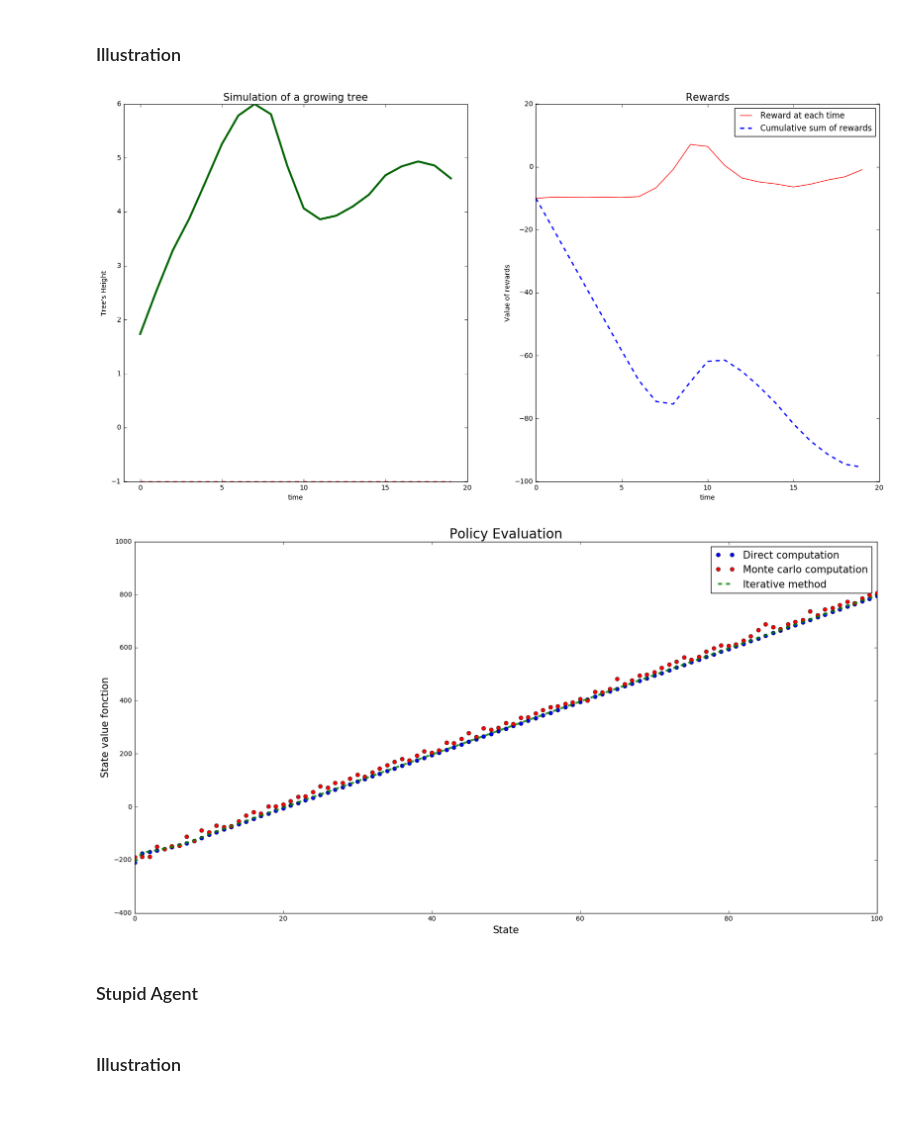
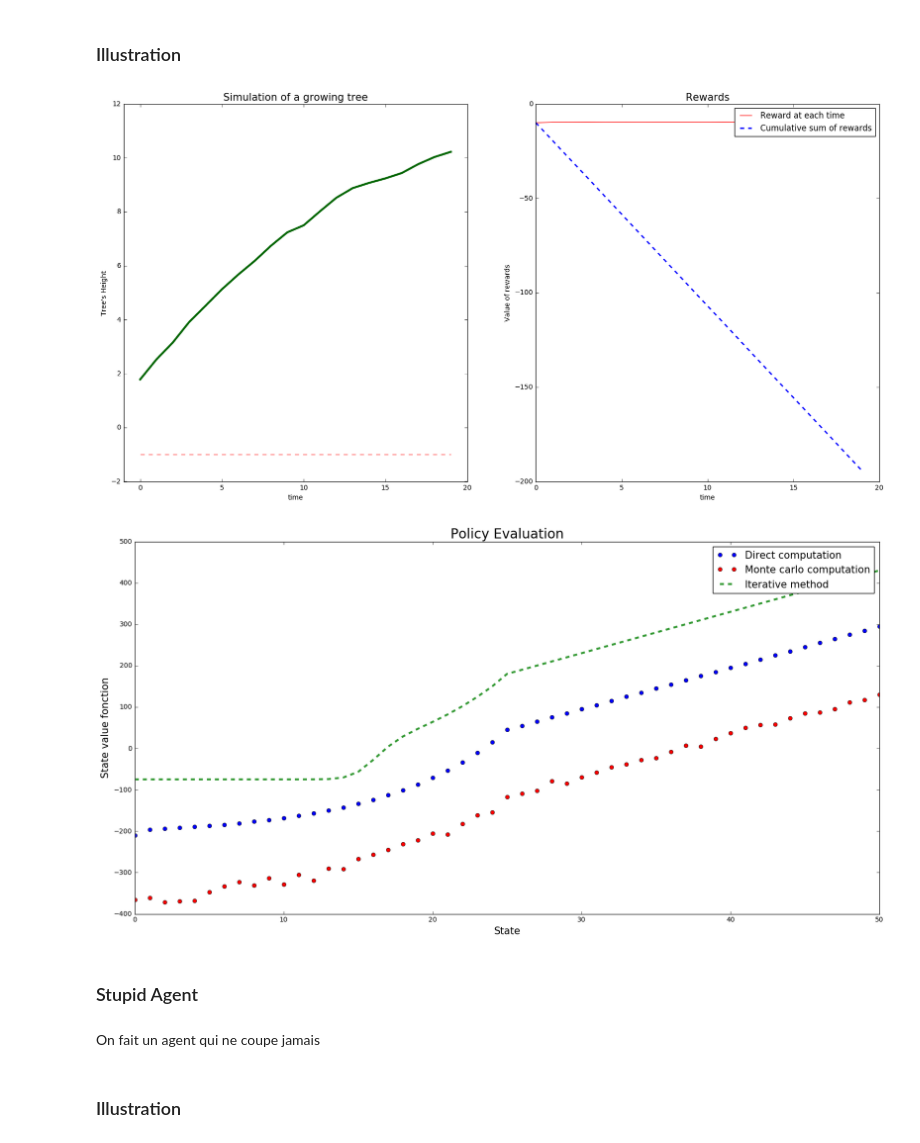
Before and after one commit to bigtdu53/tp1_reinforcment, a Jupyter notebook: tp_1_clean.ipynb, the cells around one changed output. Cells and saved outputs as stored; diff of their text form; code cells hidden in the pictures; blank space fills up the shorter version.

```diff
--- a/tp_1_clean.ipynb
+++ b/tp_1_clean.ipynb
@@ -346,28 +243,30 @@ class ArbitraryAgent(Agent,ComputeMatrix):
 # %% [markdown]
 ### Illustration
 # %%
-t=Tree(initSize=1,H=100)
-arbA=ArbitraryAgent()
+t=Tree(initSize=1,H=50)
+arbA=ArbitraryAgent(cut=25)
 arbA.plot_policy(nIter=20,nbRuns=1000,tree=t)
 # %% [output]
-[figure, old version]
+[figure, new version]
 # %%
 Vdirect=arbA.ev_policy_direct_computation(t)
-Vmonte=arbA.ev_policy_motecarlo(t,50,100)
-Vinte=arbA.ev_policy_iterative_computation(t,100)
+Vmonte=arbA.ev_policy_motecarlo(t,50,400)
+Vinte=arbA.ev_policy_iterative_computation(t,10)
 plt.figure(figsize=(20,10))
 plt.plot(Vdirect,'bo')
 plt.plot(Vmonte,'ro')
 plt.plot(Vinte,'g--',lw=3,alpha=0.8)
 plt.title('Policy Evaluation',fontsize=20)
 plt.xlabel('State',fontsize=15)
 plt.ylabel('State value fonction',fontsize=15)
 plt.legend(['Direct computation','Monte carlo computation','Iterative method'],fontsize=15)
 plt.show()
 # %% [output]
-[figure, old version]
+[figure, new version]
 # %% [markdown]
 ### Stupid Agent
+# %% [markdown]
+On fait un agent qui ne coupe jamais
 # %%
 class StupidAgent(Agent,ComputeMatrix):
 
```
Also changed, not shown: parts of 3 cells of this notebook.
